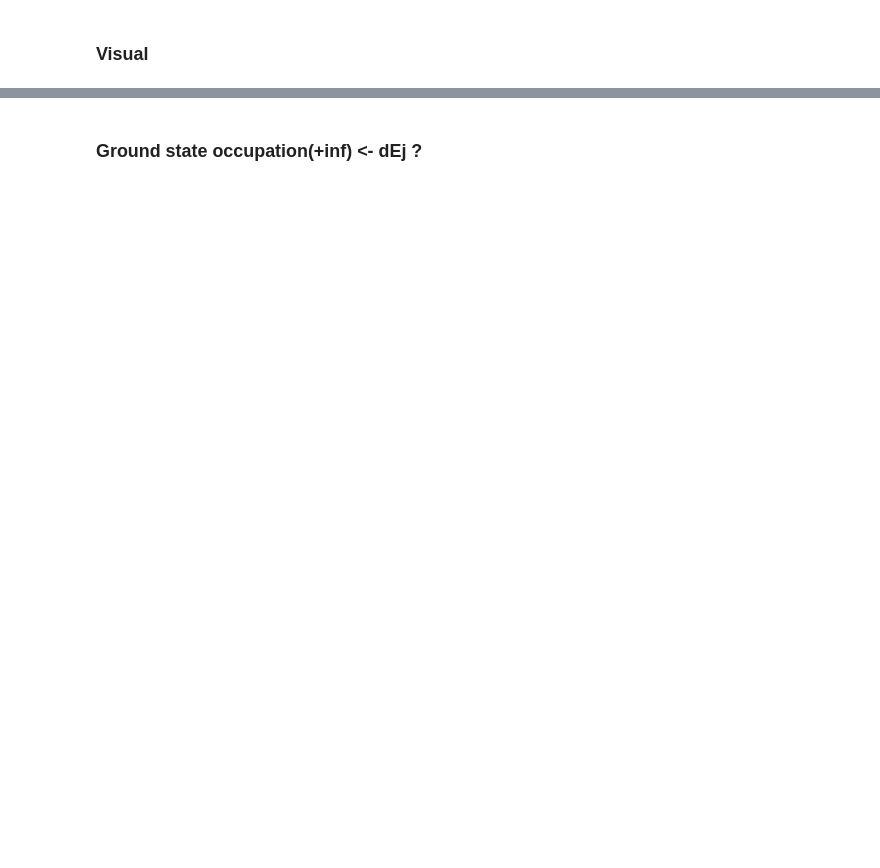
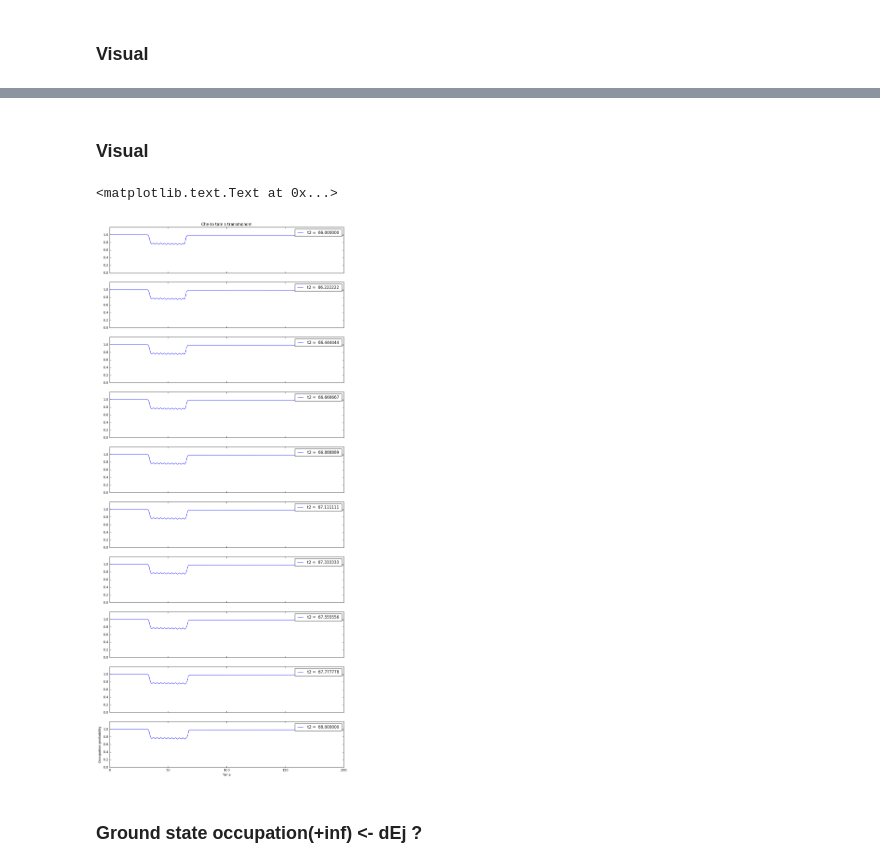
Before and after one commit to safoex/qubitlab, a Jupyter notebook: python/qutip/Ej(t) dynamics.ipynb, the cells around one changed output, grey strips where cells are left out. Cells and saved outputs as stored; diff of their text form; code cells hidden in the pictures; blank space fills up the shorter version.

```diff
--- a/python/qutip/Ej(t) dynamics.ipynb
+++ b/python/qutip/Ej(t) dynamics.ipynb
@@ -146,3 +196,22 @@ ax.set_ylabel('Occupation probability')
+# %% [markdown]
+### Visual
+# %%
+graphs = steps_t2
+maxgraphs = graphs
+fig, axes = plt.subplots(graphs,1, figsize=(13,3*graphs), sharex=True)
+axes[0].set_title('Che-to tam s transmonom');
+for idx, ax in enumerate(axes):
+    time_out, t2 = output[idx]
+    ax.plot(tlist, time_out, label="t2 =  %f "%t2)
+    ax.set_ylim(0,1.2)
+    ax.legend()
+    if idx >= maxgraphs:
+        break
+ax.set_xlabel('Time')
+ax.set_ylabel('Occupation probability')
+# %% [output]
+<matplotlib.text.Text at 0x...>
+[figure, added]
 # %% [markdown]
 ### Ground state occupation(+inf) <- dEj ?
 # %%
```
Also changed, not shown: parts of 13 cells of this notebook, 1 other file.
